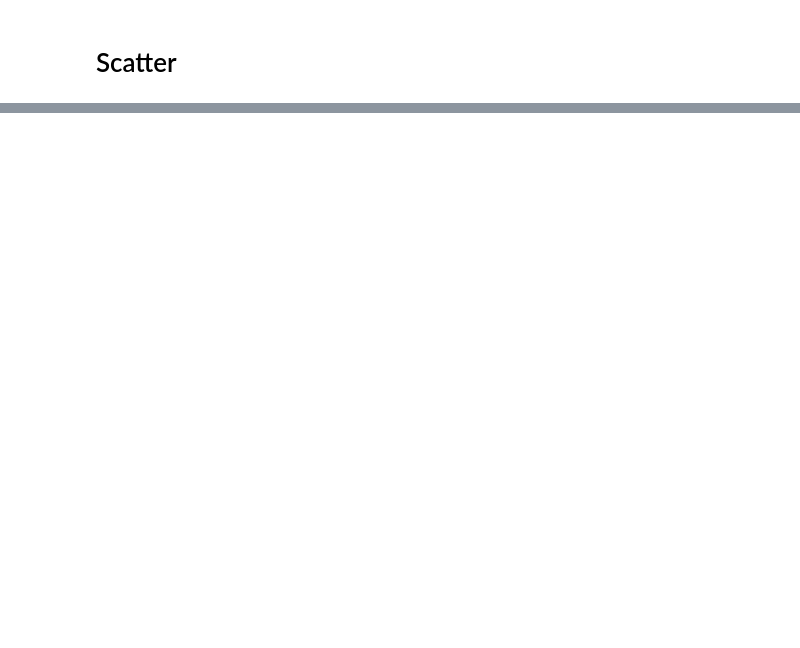
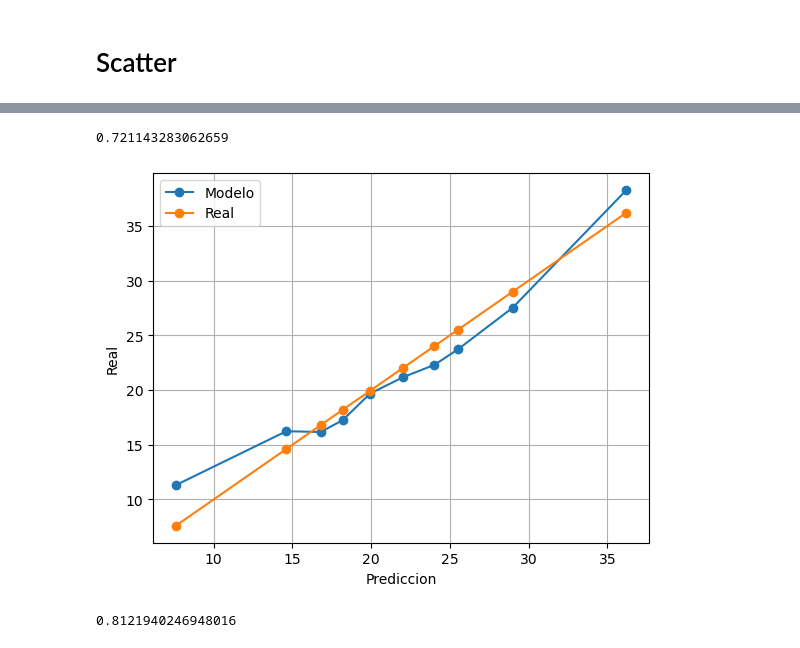
Before and after one commit to Rolando1708/Analisis_de_Aprendizaje_Estadistico, a Jupyter notebook: Parcial 1/Examen_practico_RolandoFortanell.ipynb, the cells around one changed output, grey strips where cells are left out. Saved outputs shown, nothing was run; the diff lists cells and outputs as text; code cells hidden in the pictures; blank space fills up the shorter version.

```diff
--- a/Parcial 1/Examen_practico_RolandoFortanell.ipynb
+++ b/Parcial 1/Examen_practico_RolandoFortanell.ipynb
@@ -106,0 +109,6 @@ df.head()
+# %%
+X = df.copy()
+X = X.drop(target, axis=1)
+scaler = StandardScaler().fit(X)
+X_scaled = scaler.transform(X)
+X
@@ -106,0 +129,29 @@ df.head()
+# %%
+X_train, X_test, y_train, y_test = train_test_split(X,y, test_size=0.3, random_state = 42)
+
+model = linear_model.LinearRegression().fit(X_train, y_train)
+
+predicciones_lineal=model.predict(X_test)
+r2_score(y_pred = predicciones_lineal, y_true = y_test)
+# %% [output]
+0.721143283062659
+# %%
+calibracion(predicciones_lineal, y_test, 10)
+# %% [output]
+[figure, added]
+# %%
+degree = 2
+
+scaler = StandardScaler().fit(X)
+X_scaled = scaler.transform(X)
+poly_features = PolynomialFeatures(degree=degree)
+X_poly = poly_features.fit_transform(X_scaled)
+X_train, X_test, y_train, y_test = train_test_split(X_poly,y, test_size=0.3, random_state = 42)
+
+model = linear_model.Ridge().fit(X_train, y_train)
+
+
+predicciones_poly2= model.predict(X_test)
+r2_score(y_pred=predicciones_poly2, y_true=y_test)
+# %% [output]
+0.8121940246948016
```
Also changed, not shown: parts of 23 cells of this notebook, 1 other file.
